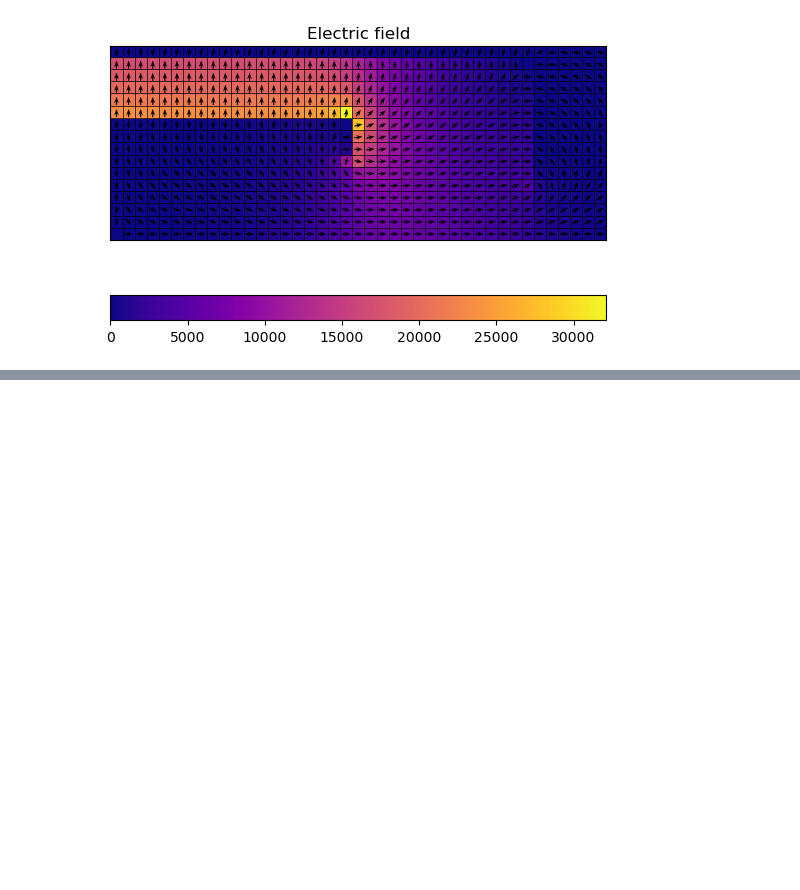
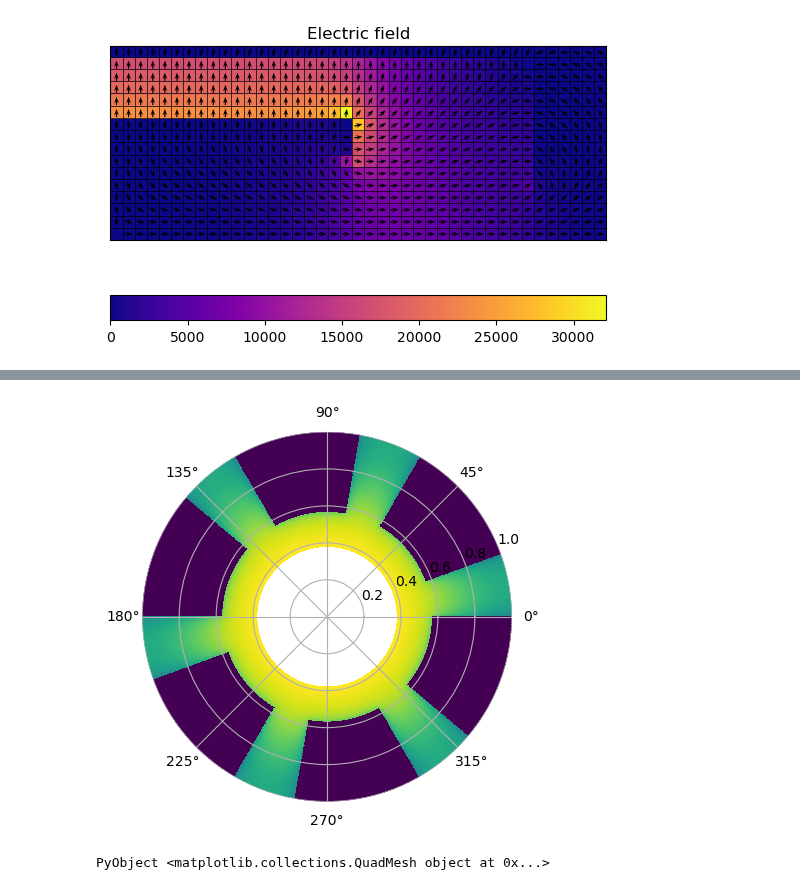
Before and after one commit to bchaber/pole, a Jupyter notebook: PoissonEquation.ipynb, the cells around one changed output, grey strips where cells are left out. Saved outputs shown, nothing was run; the diff lists cells and outputs as text; code cells hidden in the pictures; blank space fills up the shorter version.

```diff
--- a/PoissonEquation.ipynb
+++ b/PoissonEquation.ipynb
@@ -485,3 +507,27 @@ tight_layout()
+# %%
+let
+    r = rf
+    t = θf
+    V = log10.(φ .+ 5e-4)
+    N = PyPlot.matplotlib.colors.Normalize(vmin=minimum(V), vmax=maximum(V))
+    C = get_cmap("viridis")(N(V[:]))
+    R = repeat(r, 1, length(θf))
+    T = repeat(t',length(rf), 1)
+    coords = zeros(length(rf), length(θf), 2)
+    coords[:,:,1] .= T
+    coords[:,:,2] .= R
+
+    mesh = PyPlot.matplotlib.collections.QuadMesh(length(θc), length(rc),  coords, facecolors=C,
+                                                  rasterized=true,
+                                                  antialiased=false,
+                                                  linewidth=0)
+fig = figure()
+ax = fig.add_subplot(1,1,1, polar=true, frameon=false)
+ax.add_collection(mesh)
+end
+# %% [output]
+[figure, added]
+PyObject <matplotlib.collections.QuadMesh object at 0x...>
 # %%
 extrema(log10.(φ .+ 1e-15))
 # %% [output]
```
Also changed, not shown: parts of 19 cells of this notebook, 3 other files.
